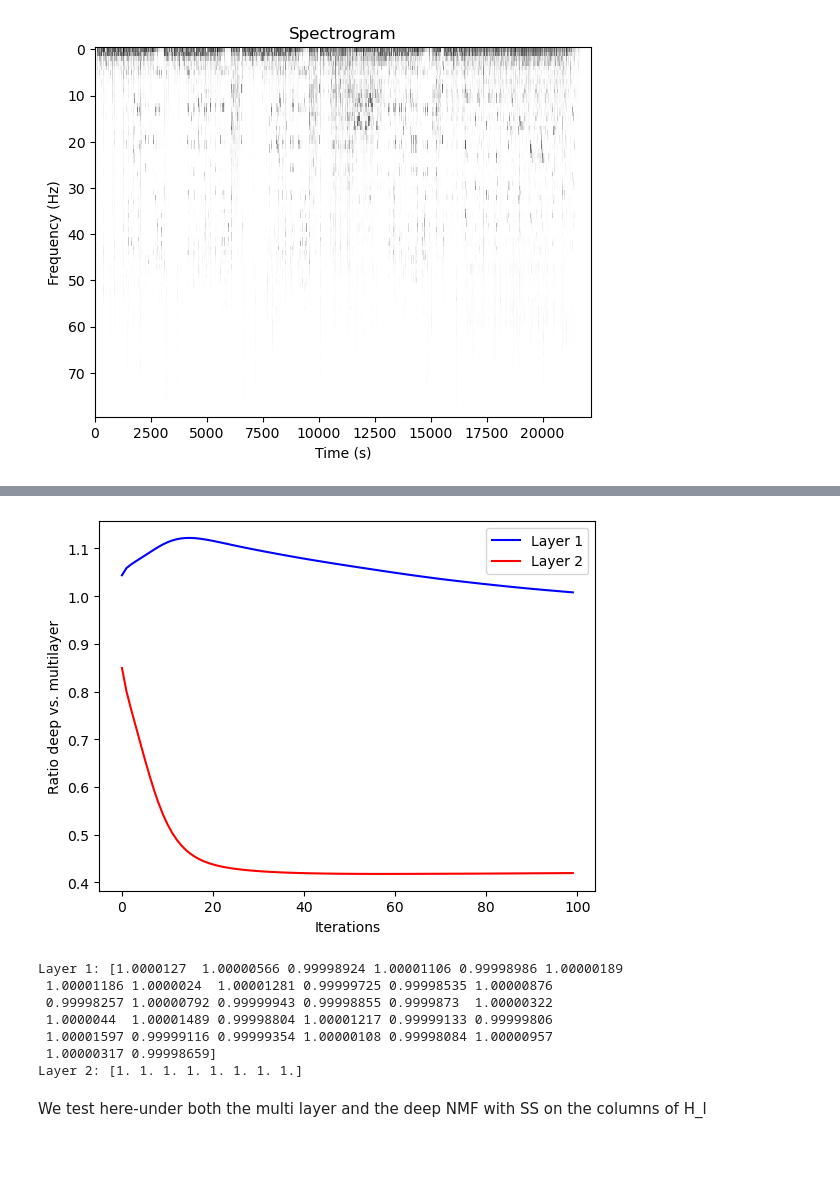
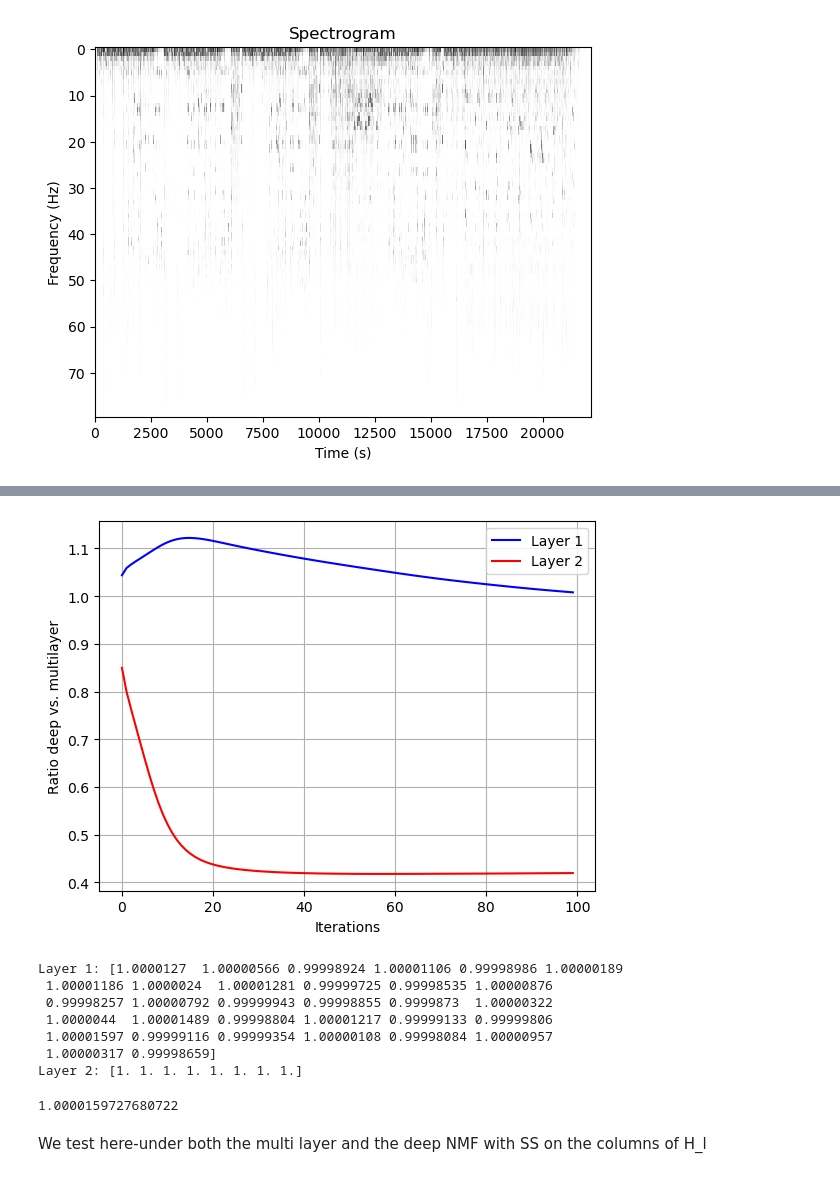
Before and after one commit to ax-le/Deep_NMF_Audio, a Jupyter notebook: notebook_compute_deep_nmf.ipynb, the cells around one changed output, grey strips where cells are left out. Drawn from its saved outputs; the diff is of its cells as text; code cells hidden in the pictures.

```diff
--- a/notebook_compute_deep_nmf.ipynb
+++ b/notebook_compute_deep_nmf.ipynb
@@ -94,17 +94,18 @@ Deep NMF on the Barwise TF Matrix: errors (in relative KL-divergence, compared t
 # %%
 # Evolution of the erros at the different levels of
 # deep β-NMF with β = 1 (initialized with multilayer β-NMF after 100 iterations)
 # divided by the error of multilayer β-NMF after 200 iterations.
 plt.figure(1)
 plt.plot(errors_deep[0,1:], color='blue', label='Layer 1')
 plt.plot(errors_deep[1,1:], color='red', label='Layer 2')
 plt.xlabel('Iterations')
 plt.ylabel('Ratio deep vs. multilayer')
 # plt.title(r'Computation $x^\star$')
 plt.legend()
+plt.grid()
 plt.show()
 # %% [output]
-[figure, old version]
+[figure, new version]
 # %%
 # Check the constraints on H_l
 l = 0
@@ -119,6 +120,10 @@ Layer 1: [1.0000127  1.00000566 0.99998924 1.00001106 0.99998986 1.00000189
  1.00001597 0.99999116 0.99999354 1.00000108 0.99998084 1.00000957
  1.00000317 0.99998659]
 Layer 2: [1. 1. 1. 1. 1. 1. 1. 1.]
+# %%
+np.max(np.sum(H_deep[0], axis=1))
+# %% [output]
+1.0000159727680722
 # %% [markdown]
 We test here-under both the multi layer and the deep NMF with SS on the columns of H_l
 # %%
```
Also changed, not shown: parts of 11 cells of this notebook, 2 other files.
